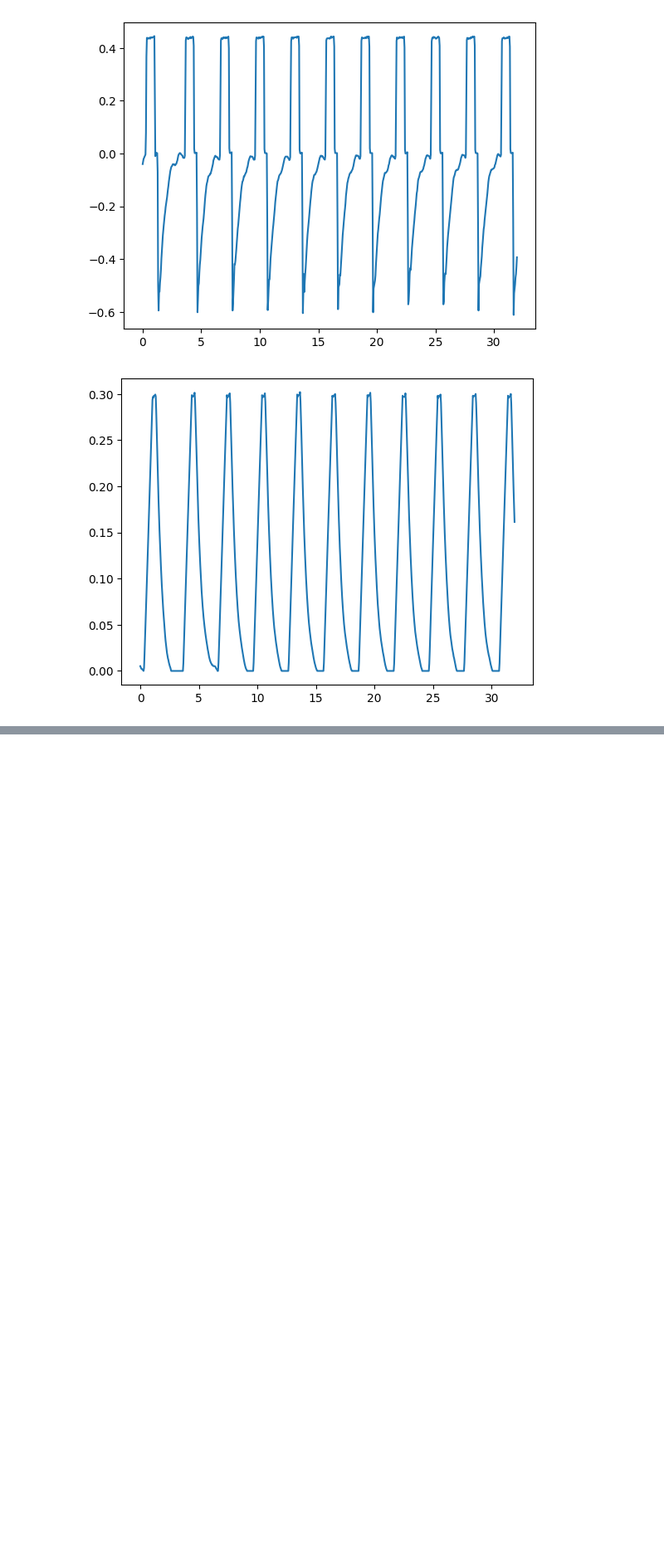
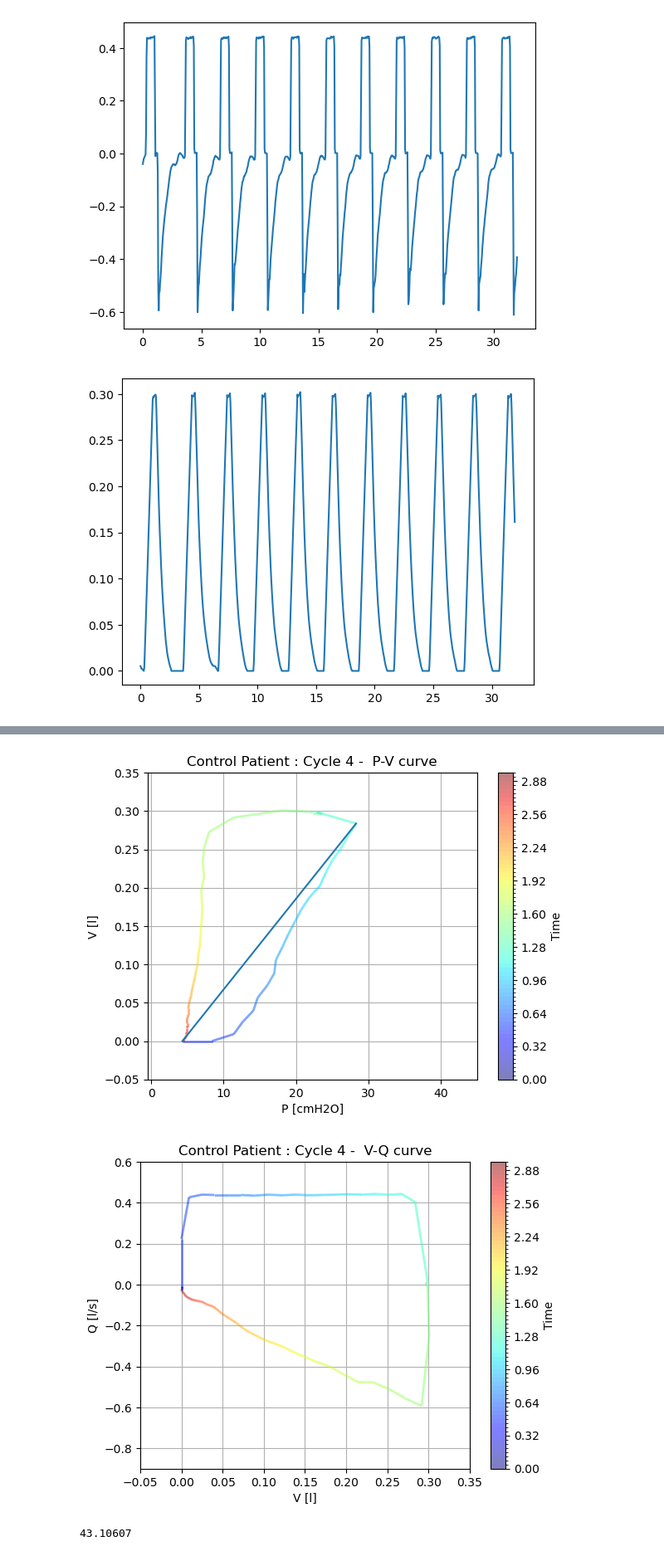
Before and after one commit to julienbrandoit/GBIO0014-2---ARDS-and-healthy-lungs-analysis, a Jupyter notebook: project.ipynb, the cells around one changed output, grey strips where cells are left out. Shown at 83% size. Saved outputs shown, nothing was run; the diff lists cells and outputs as text; code cells hidden in the pictures; blank space fills up the shorter version.

```diff
--- a/project.ipynb
+++ b/project.ipynb
@@ -140,3 +136,15 @@ for c, d in enumerate(extract_cycles(Control_data)):
+# %%
+d = extract_cycles(Control_data)[3]
+plot_time_curves_patient(d, "Control Patient : Cycle 4 - ")
+
+WOB = np.trapz(Control_data['P'], Control_data['V'])
+print(WOB)
+X = Control_data['P']
+Y = Control_data['V']
+# %% [output]
+[figure, added]
+[figure, added]
+43.10607
 # %%
 def model(t, Ers, V, Rrs, Q, P0):
     return Ers*V(t) + Rrs * Q(t) + P0
```
Also changed, not shown: parts of 4 cells of this notebook.
